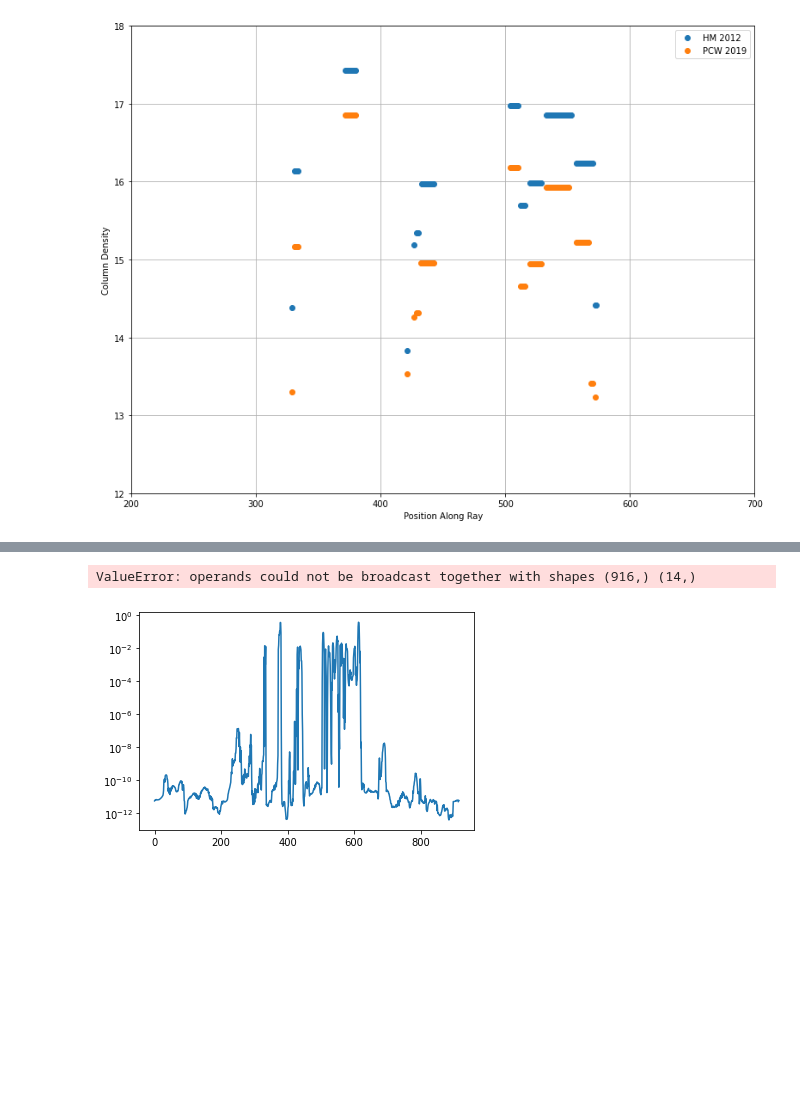
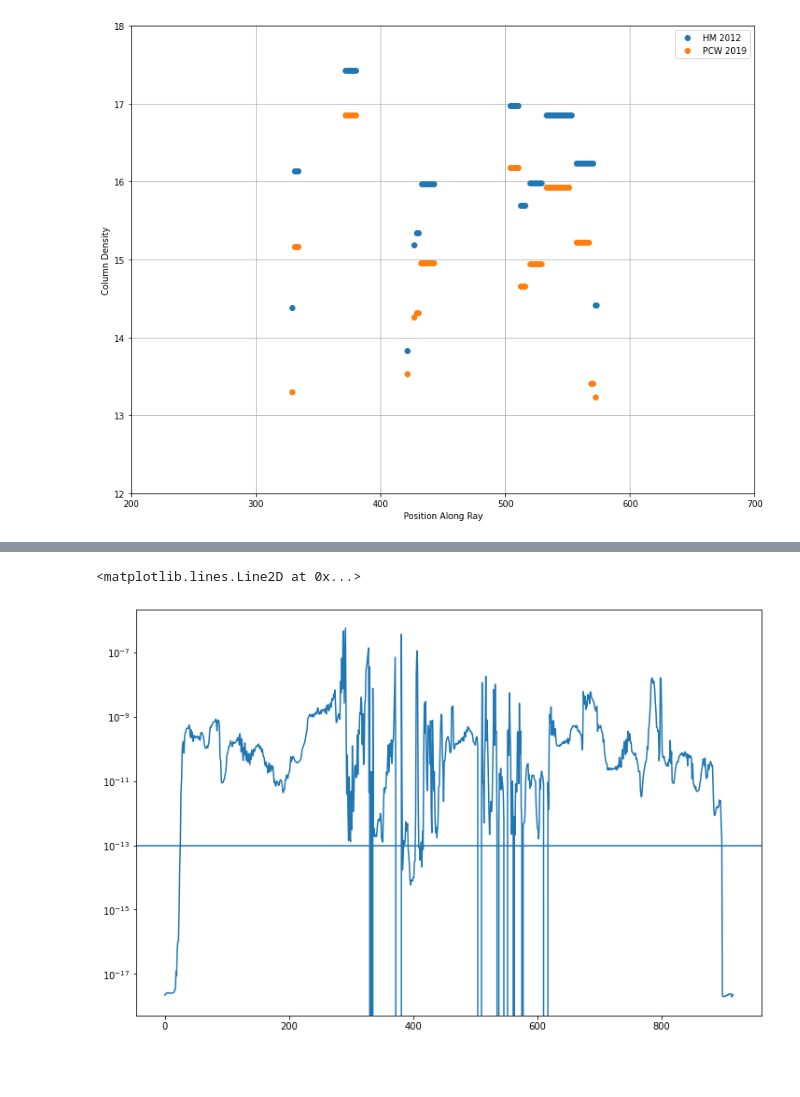
Before and after one commit to tairaeli/trident_uncertainty, a Jupyter notebook: mods/backgrounds/uv_sal/uvb_col_density_compare.ipynb, the cells around one changed output, grey strips where cells are left out. Saved outputs shown, nothing was run; the diff lists cells and outputs as text; code cells hidden in the pictures; blank space fills up the shorter version.

```diff
--- a/mods/backgrounds/uv_sal/uvb_col_density_compare.ipynb
+++ b/mods/backgrounds/uv_sal/uvb_col_density_compare.ipynb
@@ -119,0 +114,6 @@ ray_dat = hm_dat[ion][name][hm_dat[ion][name]["lightray_index"] == str(ray)]
+# %%
+abundances = np.genfromtxt("/mnt/home/tairaeli/trident_uncertainty/mods/abundances/scripts/abun_table.txt",
+                           skip_header = 1)
+
+with open("/mnt/home/tairaeli/trident_uncertainty/mods/abundances/scripts/abun_table.txt") as f:
+    elements = f.readline().strip().split(' ')
@@ -119,0 +131,12 @@ ray_dat = hm_dat[ion][name][hm_dat[ion][name]["lightray_index"] == str(ray)]
+# %%
+ray = 0
+ion = "O VI"
+atom,istate = ion.split(" ")
+
+field_name = f"{atom}_p{trident.from_roman(istate)-1}_number_density"
+
+abuns = dict(zip(elements, abundances[1]))
+
+hm_ray = yt.load(f"/mnt/scratch/tairaeli/halo2392_hm_2012/redshift2.0/rays/ray{ray}.h5")
+trident.add_ion_number_density_field(atom, trident.from_roman(istate), hm_ray, abundance_dict = abuns)
+dens = hm_ray.r[("gas",field_name)].copy()
@@ -120,10 +157,13 @@ ray_dat = hm_dat[ion][name][hm_dat[ion][name]["lightray_index"] == str(ray)]
 # %%
-plt.semilogy(hm_ray_dens,label = "HM_ray_dat")
-plt.fill_between(hm_ray_dens,ray_dat["interval_start"],ray_dat["interval_end"],
-                alpha = 0.3)
+plt.figure(figsize = [12,8])
+
+plt.semilogy(dens,label = ion)
+plt.axhline(1e-13)
+# plt.fill_between(ray_dat["interval_start"],ray_dat["interval_end"],
+#                 alpha = 0.3)
 # %% [output]
-ValueError: operands could not be broadcast together with shapes (916,) (14,)
+<matplotlib.lines.Line2D at 0x...>
-[figure, old version]
+[figure, new version]
 # %%
 # generating histogram plots
 fig, ax = plt.subplots(3,1, figsize = [8,12])
```
Also changed, not shown: parts of 6 cells of this notebook.
